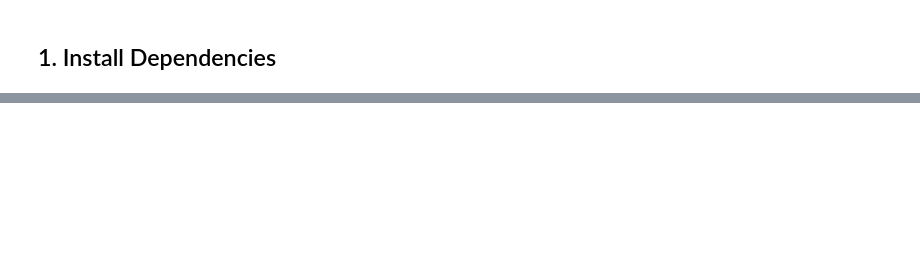
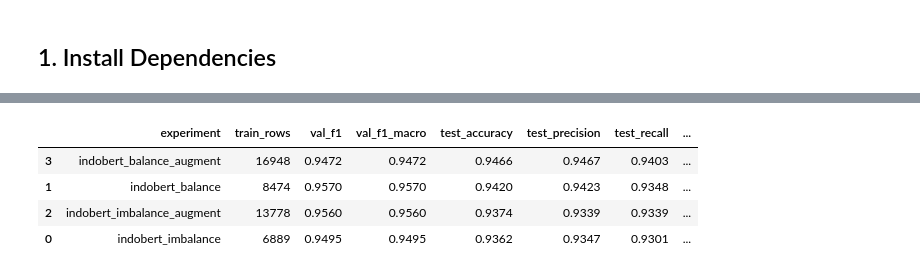
Before and after one commit to erlitna24/narasi-clickbait-detection, a Jupyter notebook: notebook/02_indoBERT_final.ipynb, the cells around one changed output, grey strips where cells are left out. Drawn from its saved outputs; the diff is of its cells as text; code cells hidden in the pictures; blank space fills up the shorter version.

```diff
--- a/notebook/02_indoBERT_final.ipynb
+++ b/notebook/02_indoBERT_final.ipynb
@@ -1150,0 +1221,10 @@ Saved CSV : /content/drive/MyDrive/NLPAOL_V3/outputs_indobert/final_results/indo
+# %%
+result = train_and_evaluate(
+    train_balance_augment,
+    val_ds,
+    test_ds,
+    "indobert_balance_augment",
+)
+
+all_results.append(result)
+display(pd.DataFrame(all_results))
@@ -1150,0 +1264,86 @@ Saved CSV : /content/drive/MyDrive/NLPAOL_V3/outputs_indobert/final_results/indo
+# %%
+
+results_df = pd.DataFrame(all_results)
+
+summary_path = (
+    RESULTS_DIR
+    / "indobert_experiment_summary.csv"
+)
+legacy_summary_path = (
+    RESULTS_DIR
+    / "indobert_all_experiments.csv"
+)
+
+results_df.to_csv(
+    summary_path,
+    index=False,
+)
+results_df.to_csv(
+    legacy_summary_path,
+    index=False,
+)
+
+display(
+    results_df[
+        [
+            "experiment",
+            "train_rows",
+            "val_f1",
+            "val_f1_macro",
+            "test_accuracy",
+            "test_precision",
+            "test_recall",
+            "test_f1_weighted",
+            "test_f1_macro",
+        ]
+    ].sort_values(
+        "test_f1_macro",
+        ascending=False,
+    )
+)
+
+best_by_validation = (
+    results_df.sort_values(
+        "val_f1_macro",
+        ascending=False,
+    ).iloc[0]
+)
+
+best_by_test = (
+    results_df.sort_values(
+        "test_f1_macro",
+        ascending=False,
+    ).iloc[0]
+)
+
+print("\nBest by validation macro F1")
+print(
+    best_by_validation[
+        [
+            "experiment",
+            "val_f1_macro",
+        ]
+    ]
+)
+
+print("\nHighest test macro F1")
+print(
+    best_by_test[
+        [
+            "experiment",
+            "test_accuracy",
+            "test_f1_macro",
+            "test_f1_weighted",
+        ]
+    ]
+)
+
+print("\nSaved:")
+print("-", summary_path)
+print("-", legacy_summary_path)
+# %% [output]
+|  | experiment | train_rows | val_f1 | val_f1_macro | test_accuracy | test_precision | test_recall | ... |
+| 3 | indobert_balance_augment | 16948 | 0.9472 | 0.9472 | 0.9466 | 0.9467 | 0.9403 | ... |
+| 1 | indobert_balance | 8474 | 0.9570 | 0.9570 | 0.9420 | 0.9423 | 0.9348 | ... |
+| 2 | indobert_imbalance_augment | 13778 | 0.9560 | 0.9560 | 0.9374 | 0.9339 | 0.9339 | ... |
+| 0 | indobert_imbalance | 6889 | 0.9495 | 0.9495 | 0.9362 | 0.9347 | 0.9301 | ... |
```
Also changed, not shown: parts of 74 cells of this notebook, 1 other file.
